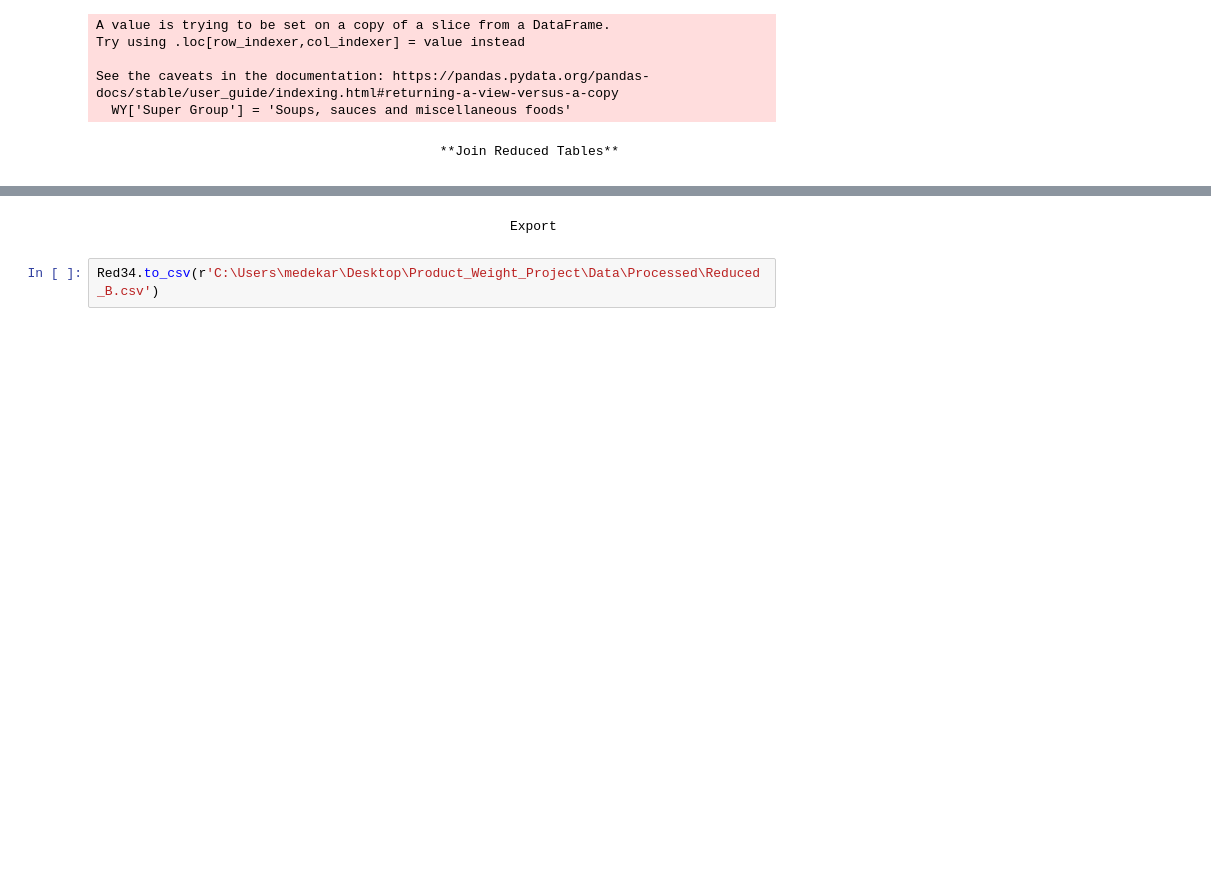
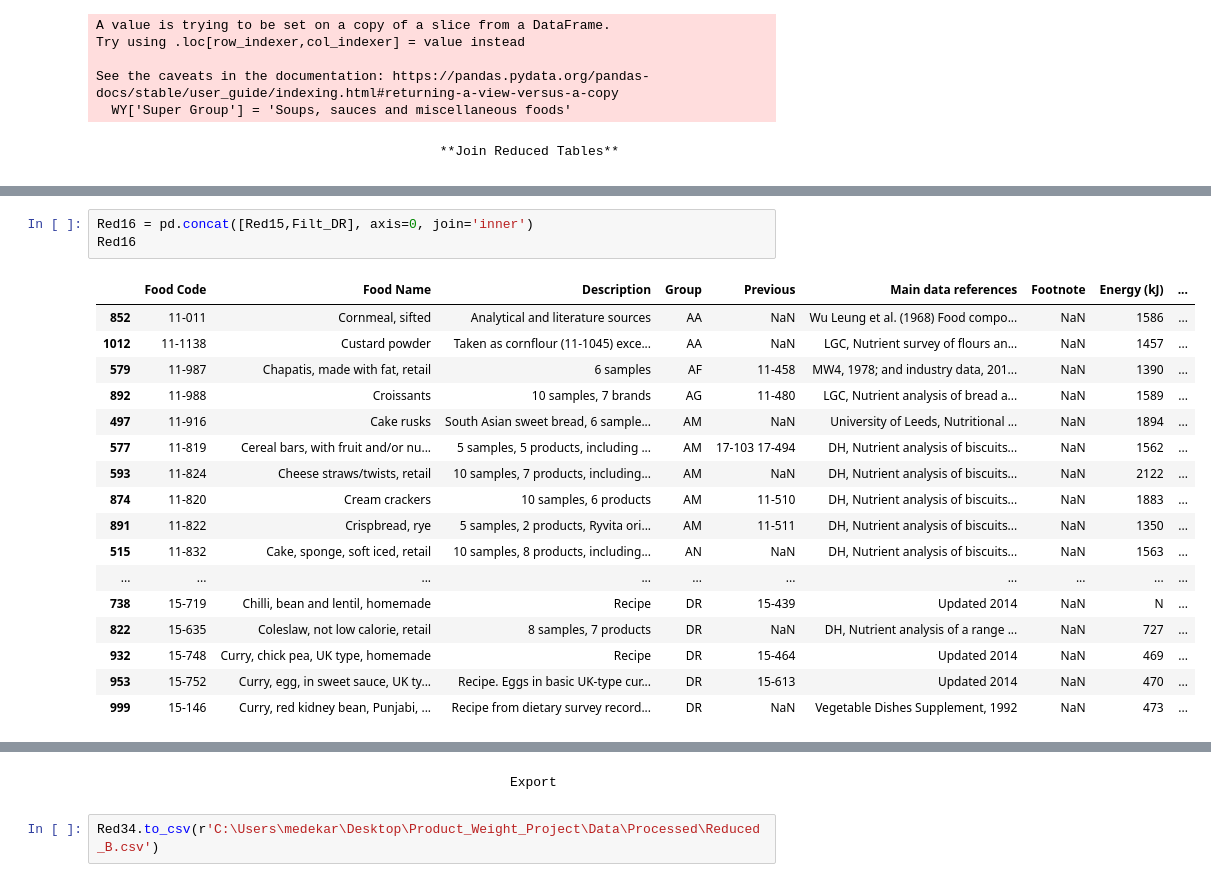
Before and after one commit to elliotkarikari/Product_Weight_Project, a Jupyter notebook: Jupter_notebooks/Reduction, Products that start with C.ipynb, the cells around one changed output, grey strips where cells are left out. Saved outputs shown, nothing was run; the diff lists cells and outputs as text; blank space fills up the shorter version.

```diff
--- a/Jupter_notebooks/Reduction, Products that start with C.ipynb
+++ b/Jupter_notebooks/Reduction, Products that start with C.ipynb
@@ -1676,0 +1698,21 @@ Red14
+# %%
+Red16 = pd.concat([Red15,Filt_DR], axis=0, join='inner')
+Red16
+# %% [output]
+|  | Food Code | Food Name | Description | Group | Previous | Main data references | Footnote | Energy (kJ) | ... |
+| 852 | 11-011 | Cornmeal, sifted | Analytical and literature sources | AA | NaN | Wu Leung et al. (1968) Food compo... | NaN | 1586 | ... |
+| 1012 | 11-1138 | Custard powder | Taken as cornflour (11-1045) exce... | AA | NaN | LGC, Nutrient survey of flours an... | NaN | 1457 | ... |
+| 579 | 11-987 | Chapatis, made with fat, retail | 6 samples | AF | 11-458 | MW4, 1978; and industry data, 201... | NaN | 1390 | ... |
+| 892 | 11-988 | Croissants | 10 samples, 7 brands | AG | 11-480 | LGC, Nutrient analysis of bread a... | NaN | 1589 | ... |
+| 497 | 11-916 | Cake rusks | South Asian sweet bread, 6 sample... | AM | NaN | University of Leeds, Nutritional ... | NaN | 1894 | ... |
+| 577 | 11-819 | Cereal bars, with fruit and/or nu... | 5 samples, 5 products, including ... | AM | 17-103 17-494 | DH, Nutrient analysis of biscuits... | NaN | 1562 | ... |
+| 593 | 11-824 | Cheese straws/twists, retail | 10 samples, 7 products, including... | AM | NaN | DH, Nutrient analysis of biscuits... | NaN | 2122 | ... |
+| 874 | 11-820 | Cream crackers | 10 samples, 6 products | AM | 11-510 | DH, Nutrient analysis of biscuits... | NaN | 1883 | ... |
+| 891 | 11-822 | Crispbread, rye | 5 samples, 2 products, Ryvita ori... | AM | 11-511 | DH, Nutrient analysis of biscuits... | NaN | 1350 | ... |
+| 515 | 11-832 | Cake, sponge, soft iced, retail | 10 samples, 8 products, including... | AN | NaN | DH, Nutrient analysis of biscuits... | NaN | 1563 | ... |
+| ... | ... | ... | ... | ... | ... | ... | ... | ... | ... |
+| 738 | 15-719 | Chilli, bean and lentil, homemade | Recipe | DR | 15-439 | Updated 2014 | NaN | N | ... |
+| 822 | 15-635 | Coleslaw, not low calorie, retail | 8 samples, 7 products | DR | NaN | DH, Nutrient analysis of a range ... | NaN | 727 | ... |
+| 932 | 15-748 | Curry, chick pea, UK type, homemade | Recipe | DR | 15-464 | Updated 2014 | NaN | 469 | ... |
+| 953 | 15-752 | Curry, egg, in sweet sauce, UK ty... | Recipe. Eggs in basic UK-type cur... | DR | 15-613 | Updated 2014 | NaN | 470 | ... |
+| 999 | 15-146 | Curry, red kidney bean, Punjabi, ... | Recipe from dietary survey record... | DR | NaN | Vegetable Dishes Supplement, 1992 | NaN | 473 | ... |
```
Also changed, not shown: parts of 133 cells of this notebook.
